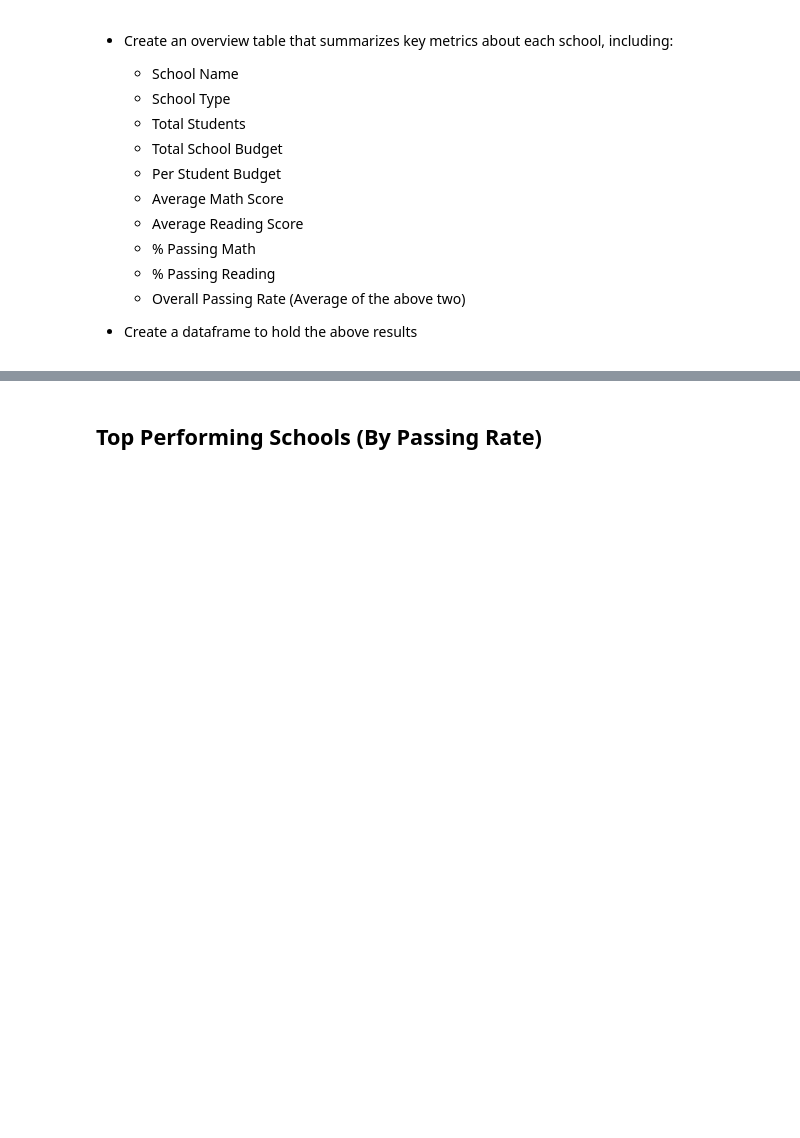
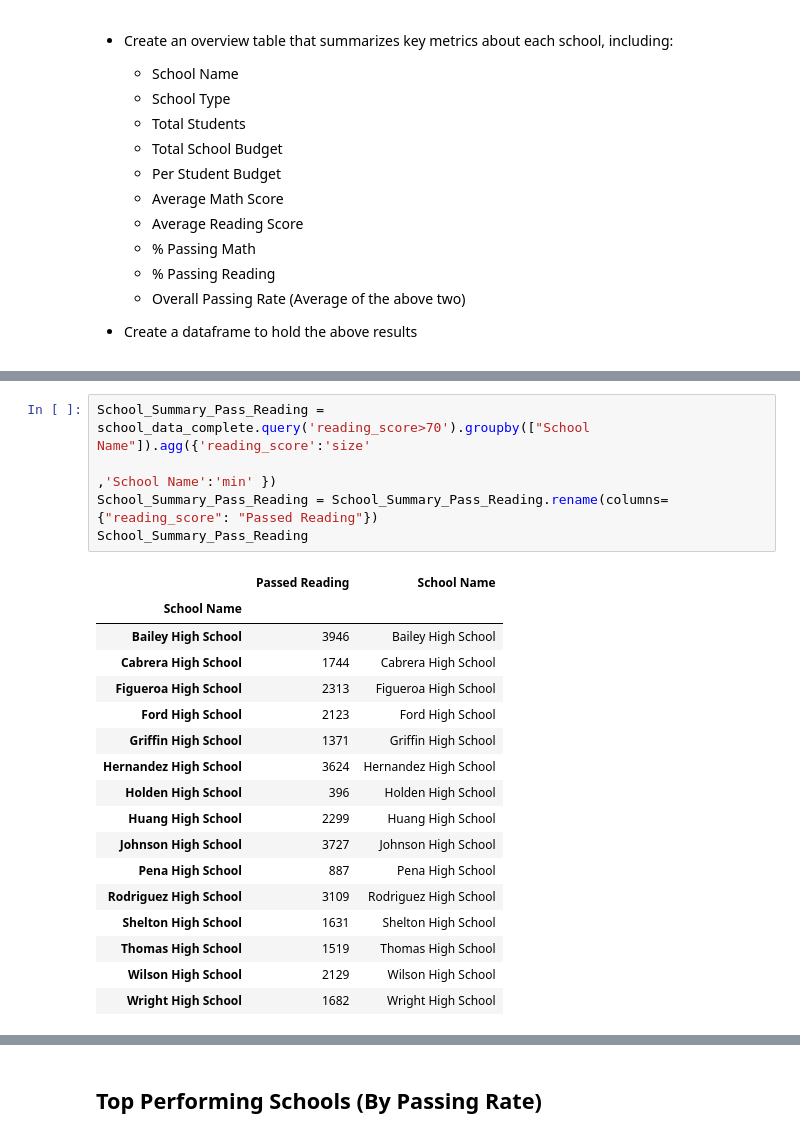
Before and after one commit to Riicha/Pandas, a Jupyter notebook: PyCitySchools.ipynb, the cells around one changed output, grey strips where cells are left out. Saved outputs shown, nothing was run; the diff lists cells and outputs as text; blank space fills up the shorter version.

```diff
--- a/PyCitySchools.ipynb
+++ b/PyCitySchools.ipynb
@@ -126,0 +131,23 @@ School_Summary
+# %%
+School_Summary_Pass_Reading = school_data_complete.query('reading_score>70').groupby(["School Name"]).agg({'reading_score':'size'
+                                                                                                           ,'School Name':'min' })
+School_Summary_Pass_Reading = School_Summary_Pass_Reading.rename(columns={"reading_score": "Passed Reading"})
+School_Summary_Pass_Reading
+# %% [output]
+|  | Passed Reading | School Name |
+| School Name |  |  |
+| Bailey High School | 3946 | Bailey High School |
+| Cabrera High School | 1744 | Cabrera High School |
+| Figueroa High School | 2313 | Figueroa High School |
+| Ford High School | 2123 | Ford High School |
+| Griffin High School | 1371 | Griffin High School |
+| Hernandez High School | 3624 | Hernandez High School |
+| Holden High School | 396 | Holden High School |
+| Huang High School | 2299 | Huang High School |
+| Johnson High School | 3727 | Johnson High School |
+| Pena High School | 887 | Pena High School |
+| Rodriguez High School | 3109 | Rodriguez High School |
+| Shelton High School | 1631 | Shelton High School |
+| Thomas High School | 1519 | Thomas High School |
+| Wilson High School | 2129 | Wilson High School |
+| Wright High School | 1682 | Wright High School |
```
Also changed, not shown: parts of 7 cells of this notebook.
